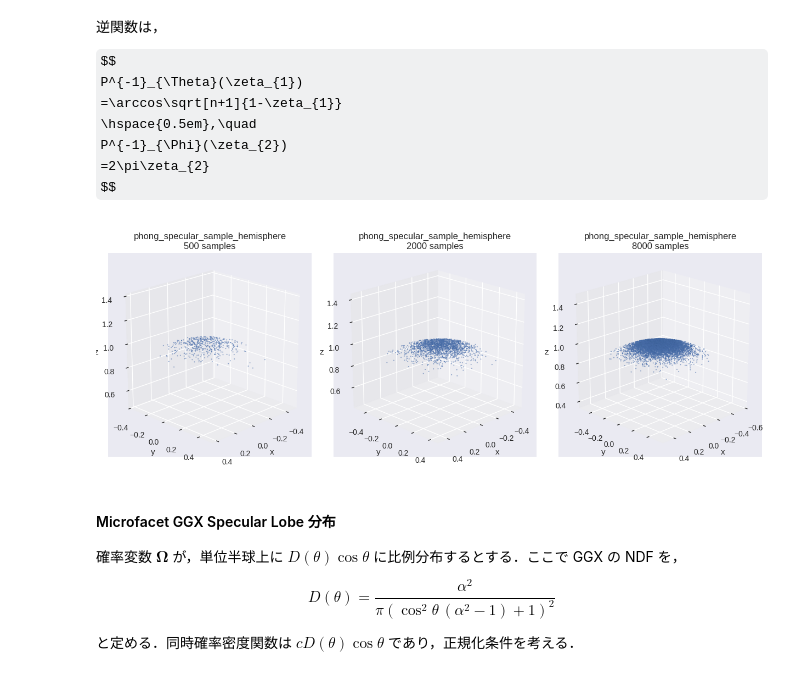
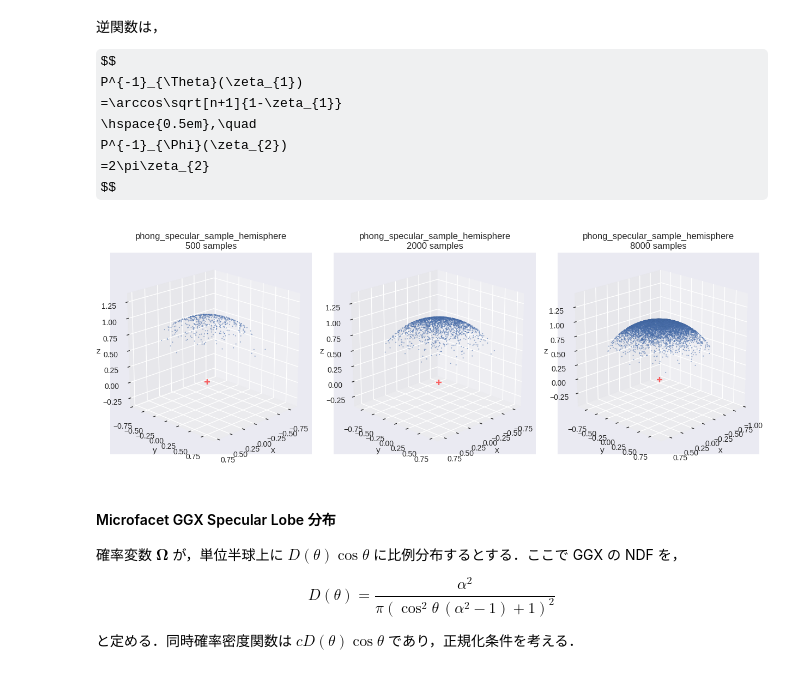
Before and after one commit to Hasenpfote/hasenpfote.github.io, a Jupyter notebook: posts/sampling-on-geometric-regions.ipynb, the cells around one changed output. Cells and saved outputs as stored; diff of their text form; code cells hidden in the pictures; some formulas as TeX source.

```diff
--- a/posts/sampling-on-geometric-regions.ipynb
+++ b/posts/sampling-on-geometric-regions.ipynb
@@ -95,6 +95,7 @@ def plot_distributions_2d(distr_infos: list[DistrInfo], nrows_ncols: tuple[int,
 
     for ax, distr_info in zip(axs, distr_infos):
         plot_distribution(ax, distr_info["fn"], distr_info["num_samples"], distr_info.get("fn_kwargs", {}), scatter_args=None)
+        ax.scatter(0, 0, s=50, c="red", marker="+", alpha=0.6)
         limits = compute_equal_axes_limits(ax)
         ax.set_xlim(*limits[0])
         ax.set_ylim(*limits[1])
@@ -119,6 +120,7 @@ def plot_distributions_3d(distr_infos: list[DistrInfo], nrows_ncols: tuple[int,
 
     for ax, distr_info in zip(axs, distr_infos):
         plot_distribution(ax, distr_info["fn"], distr_info["num_samples"], distr_info.get("fn_kwargs", {}), scatter_args=None)
+        ax.scatter(0, 0, 0, s=50, c="red", marker="+", alpha=0.6)
         limits = compute_equal_axes_limits(ax)
         ax.set_xlim(*limits[0])
         ax.set_ylim(*limits[1])
@@ -1056,20 +1058,20 @@ $$
 # %%
 def phong_specular_sample_hemisphere(u0, u1, *, n=2):
     c = (1.0 - u0) ** (1.0 / (n + 1))
     s = np.sqrt(1.0 - c * c)
     phi = 2.0 * np.pi * u1
     w = (s * np.cos(phi), s * np.sin(phi), c)
     return np.stack(w, axis=-1)
 
 
 fn = phong_specular_sample_hemisphere  # type: ignore
-fn_kwargs = {"n": 50}
+fn_kwargs = {"n": 10}
 title = f"{fn.__name__}\n{{}} samples"
 distr_infos = [{"fn": fn, "num_samples": n, "fn_kwargs": fn_kwargs, "title": title.format(n)} for n in SAMPLE_SIZES]
 
 plot_distributions_3d(distr_infos, nrows_ncols=(int(math.ceil(len(distr_infos) / 3)), 3))
 # %% [output]
-[figure, old version]
+[figure, new version]
 # %% [markdown]
 #### Microfacet GGX Specular Lobe 分布
 
```
Also changed, not shown: parts of 11 cells of this notebook.
